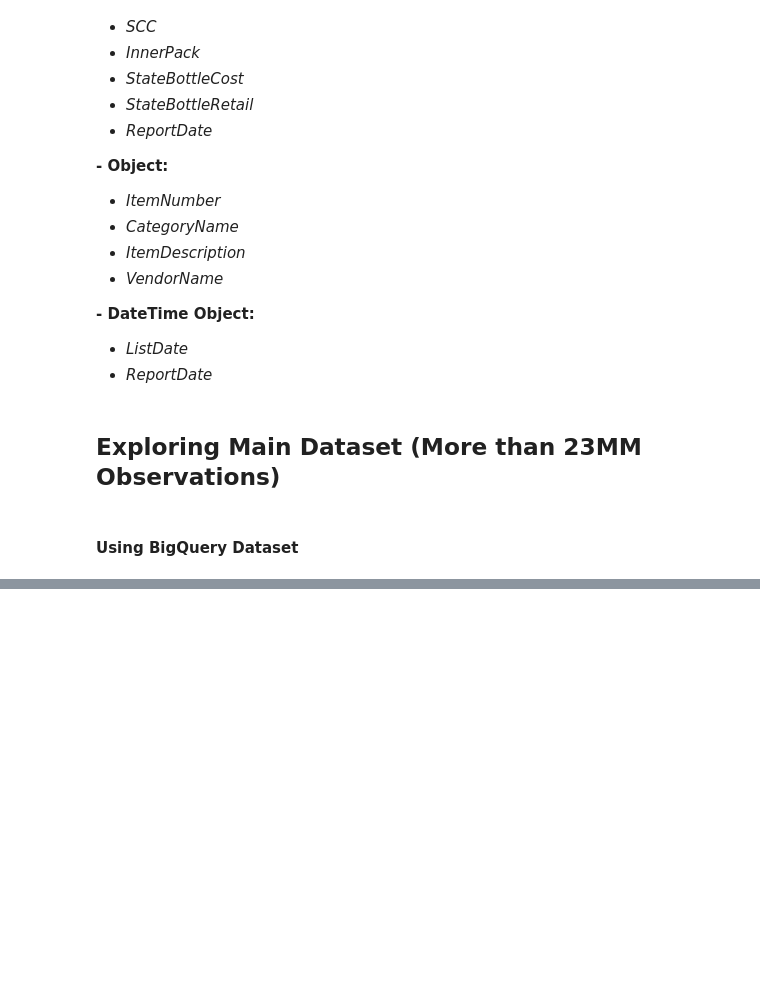
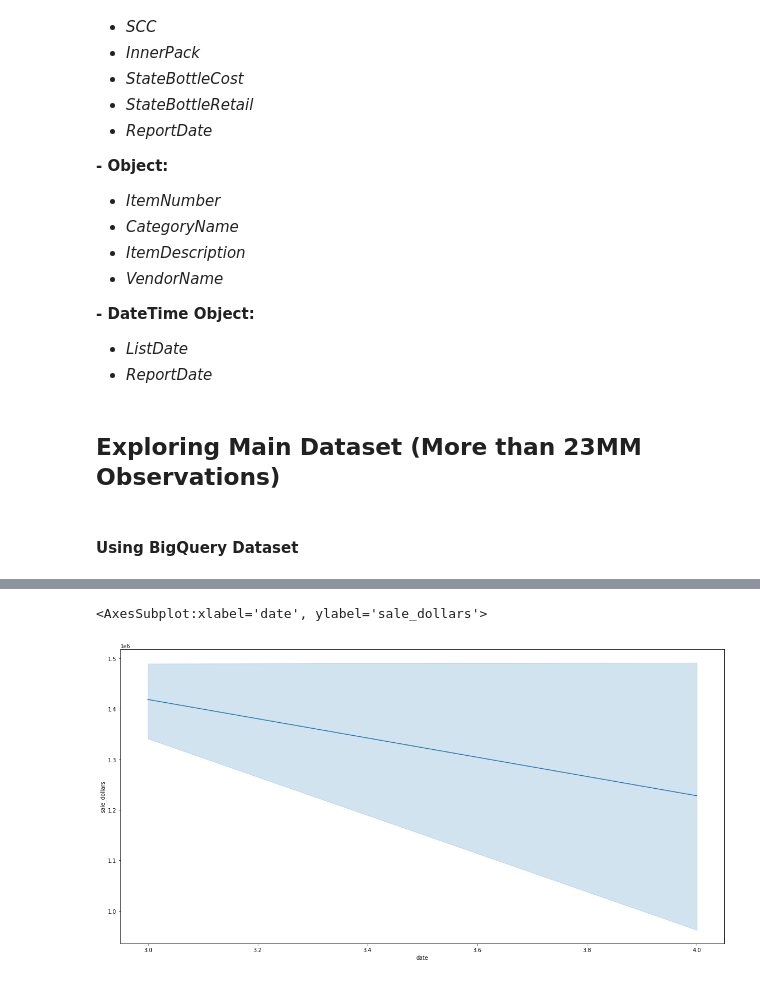
Before and after one commit to GitHuber626/Iowa_Liquor_Sales_Analysis, a Jupyter notebook: Tigran_V/Exploratory_Analysis.ipynb, the cells around one changed output, grey strips where cells are left out. Drawn from its saved outputs; the diff is of its cells as text; code cells hidden in the pictures; blank space fills up the shorter version.

```diff
--- a/Tigran_V/Exploratory_Analysis.ipynb
+++ b/Tigran_V/Exploratory_Analysis.ipynb
@@ -182,0 +261,2 @@ stores_DF.store_name.value_counts().sum()
+# %%
+stores_DF.date = pd.to_datetime(stores_DF.date)
@@ -182,0 +303,2 @@ stores_DF.store_name.value_counts().sum()
+# %%
+sale_per_day = stores_DF.groupby(['Month'])[['sale_dollars']].sum().reset_index()
@@ -182,0 +327,5 @@ stores_DF.store_name.value_counts().sum()
+# %%
+sns.lineplot(x = sale_per_day.date.dt.month, y = sale_per_day.sale_dollars)
+# %% [output]
+<AxesSubplot:xlabel='date', ylabel='sale_dollars'>
+[figure, added]
```
Also changed, not shown: parts of 52 cells of this notebook.
